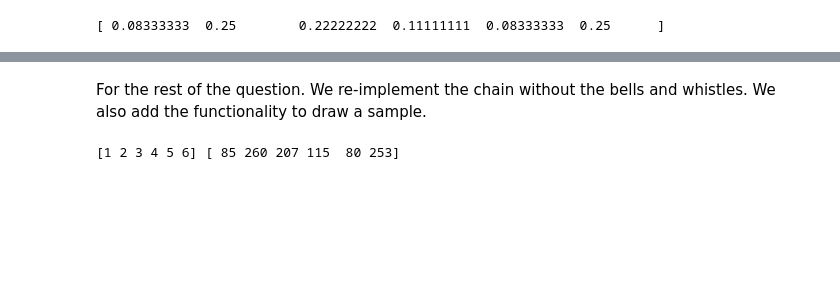
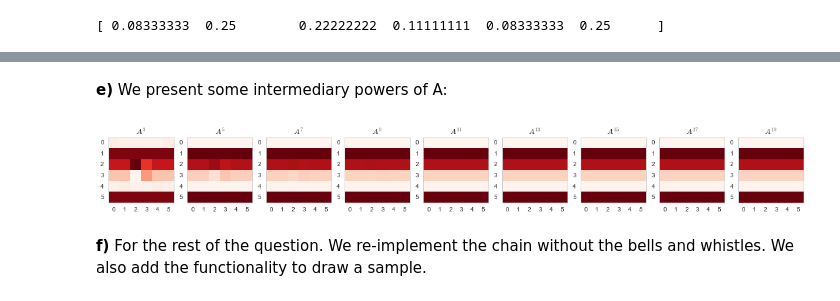
Before and after one commit to Bogazici-CMPE548-Spring2016/Cmpe548-Assignment2, a Jupyter notebook: HW2.ipynb, the cells around one changed output, grey strips where cells are left out. Cells and saved outputs as stored; diff of their text form; code cells hidden in the pictures; blank space fills up the shorter version.

```diff
--- a/HW2.ipynb
+++ b/HW2.ipynb
@@ -181,5 +186,21 @@ sns.heatmap(mix, yticklabels=range(1,7))
+# %% [markdown]
+**e)** We present some intermediary powers of A:
+# %%
+f, ax = pl.subplots(1,9, figsize=(20,4))
+sns.set_style({'axes.grid' : False})
+
+A_ = A
+for i in range(1,20):
+    A_ = A_.dot(A)
+    if i % 2:
+        ax[i/2-1].imshow(A_, interpolation="none", cmap="Reds")
+        ax[i/2-1].set_title("$A^{%d}$" % i)
+
+f.show()
+# %% [output]
+[figure, added]
 # %% [markdown]
-For the rest of the question. We re-implement the chain without the bells and whistles. We also add the functionality to draw a sample.
+**f)** For the rest of the question. We re-implement the chain without the bells and whistles. We also add the functionality to draw a sample.
 # %%
 def sample_run(st, A, N=24):
     arr = []
@@ -200,4 +225,0 @@ unique, counts = np.unique(np.array(samples) + 1, return_counts=True)
-# %%
-print unique, counts
-# %% [output]
-[1 2 3 4 5 6] [ 85 260 207 115  80 253]
```
Also changed, not shown: parts of 15 cells of this notebook.
